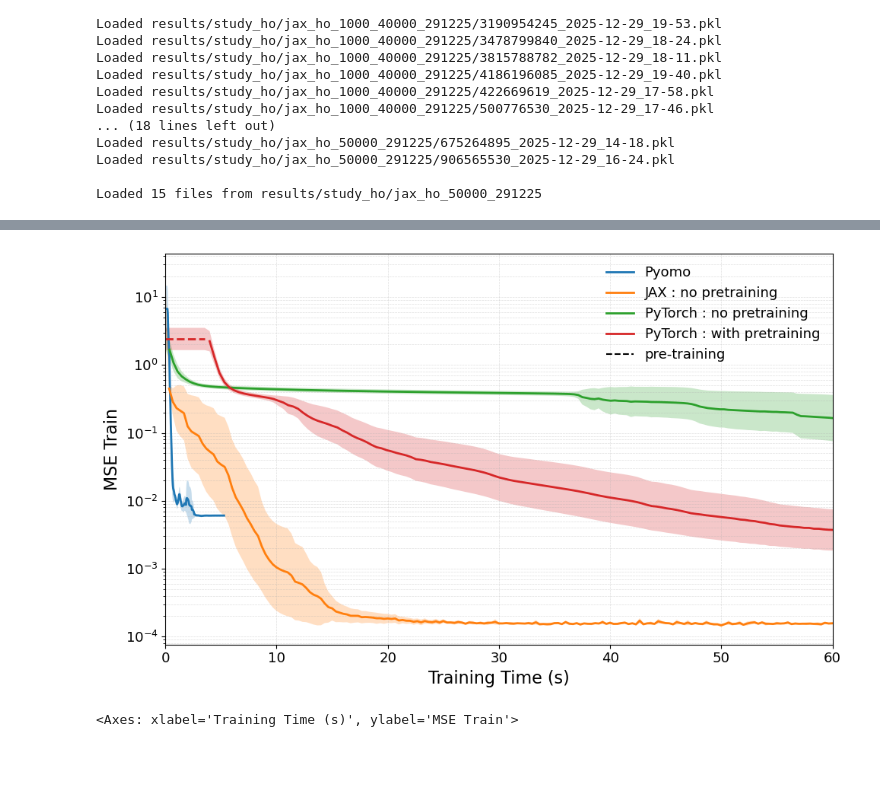
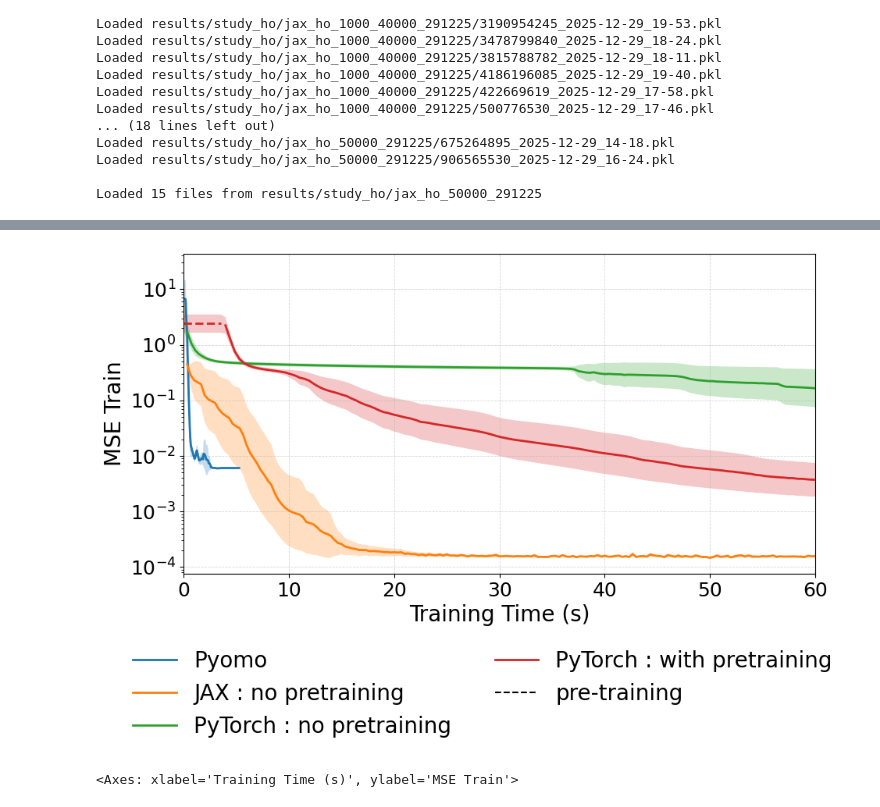
Before and after one commit to mariashapo/NODE, a Jupyter notebook: src/analysis/synthetic/training_conv_ho.ipynb, the cells around one changed output, grey strips where cells are left out. Cells and saved outputs as stored; diff of their text form; code cells hidden in the pictures; blank space fills up the shorter version.

```diff
--- a/src/analysis/synthetic/training_conv_ho.ipynb
+++ b/src/analysis/synthetic/training_conv_ho.ipynb
@@ -205,23 +205,23 @@ max_q_maps = {
 # %%
 plot_time_bands(
     comparison_dfs,
     y_col="mse_train",  # or "mse_test"
     title="",
     logy=True,
     align_grid = False,
     tmax_quantile = max_q_maps,
     extrapolate=True,
     cutoff_missing_frac = 1.0,
     figsize=(10, 6),
-    label_fontsize=16,
-    tick_fontsize=13,
-    legend_fontsize=13,
+    label_fontsize=20,
+    tick_fontsize=18,
+    legend_fontsize=20,
     title_fontsize=16,
     xlim =(0, 60),
     y_label="MSE Train",
 )
 # %% [output]
-[figure, old version]
+[figure, new version]
 <Axes: xlabel='Training Time (s)', ylabel='MSE Train'>
 # %%
 plot_time_bands(
```
Also changed, not shown: parts of 4 cells of this notebook, 17 other files.
